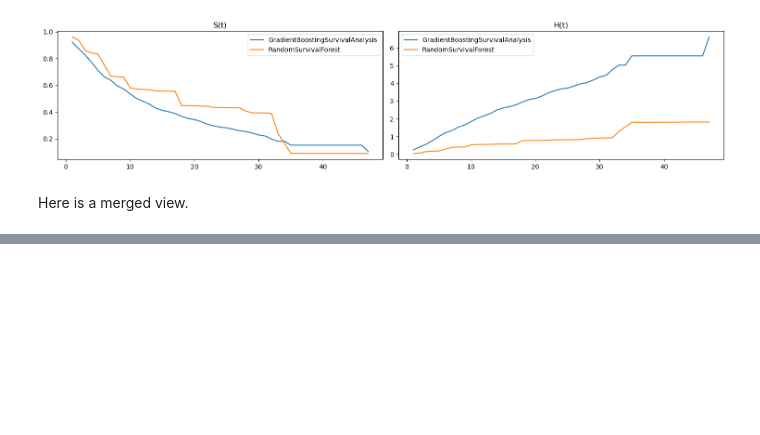
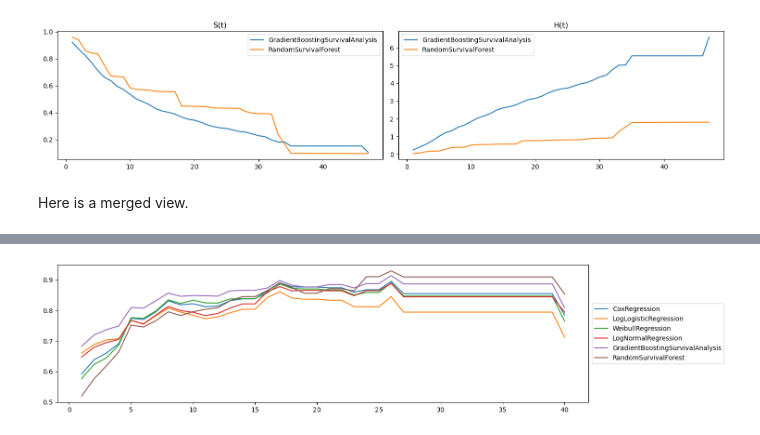
Before and after one commit to oneoffcoder/books, a Jupyter notebook: sphinx/datascience/source/survival-regression.ipynb, the cells around one changed output, grey strips where cells are left out. Saved outputs shown, nothing was run; the diff lists cells and outputs as text; code cells hidden in the pictures; blank space fills up the shorter version.

```diff
--- a/sphinx/datascience/source/survival-regression.ipynb
+++ b/sphinx/datascience/source/survival-regression.ipynb
@@ -248,0 +323,16 @@ plt.tight_layout()
+# %%
+names = ['GradientBoostingSurvivalAnalysis', 'RandomSurvivalForest']
+models = [gbs, rsf]
+
+ensemble_auc = {n: get_cumulative_dynamic_auc(y_tr, y_te, X_te, m) for n, m in zip(names, models)}
+# %%
+fig, ax = plt.subplots(figsize=(15, 3.5))
+
+for n, r in {**regression_auc, **ensemble_auc}.items():
+    r['auc'].plot(kind='line', ax=ax, label=n)
+
+ax.legend(loc='center left', bbox_to_anchor=(1, 0.5))
+
+plt.tight_layout()
+# %% [output]
+[figure, added]
```
Also changed, not shown: parts of 9 cells of this notebook.
